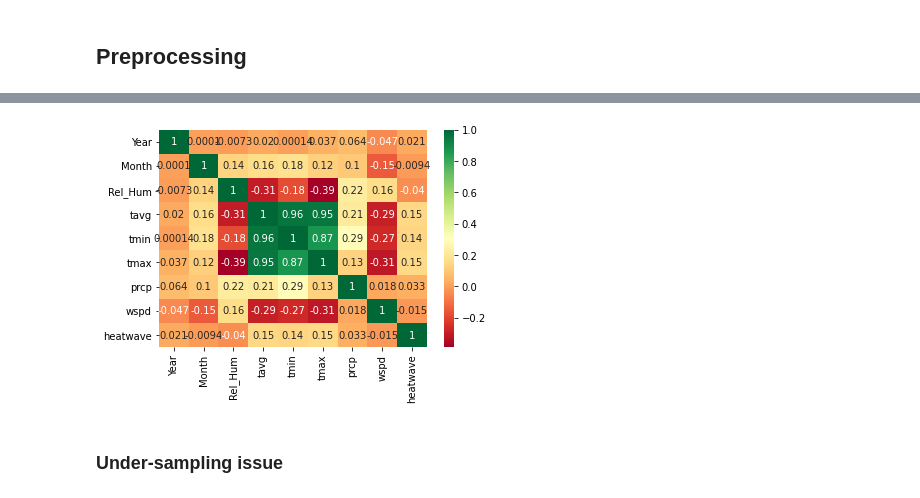
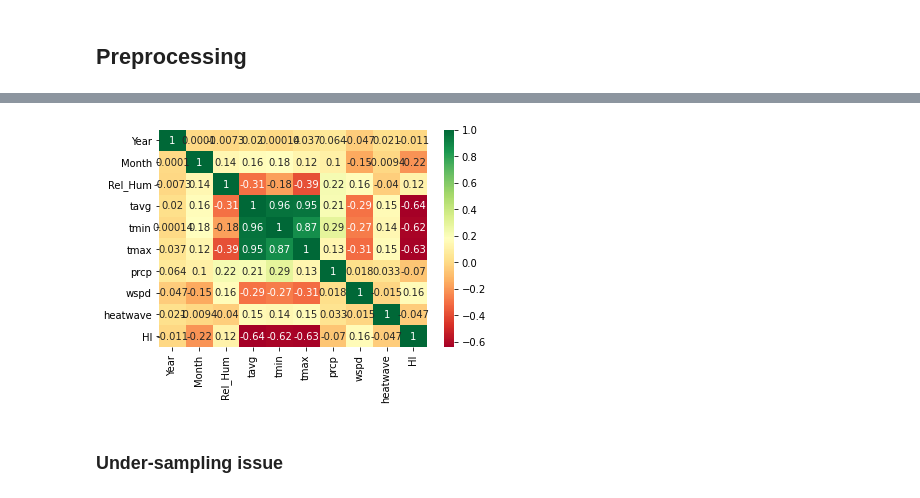
Before and after one commit to ziyue16/KUL_MDA, a Jupyter notebook: scripts/1-Predict Heat Waves.ipynb, the cells around one changed output, grey strips where cells are left out. Saved outputs shown, nothing was run; the diff lists cells and outputs as text; code cells hidden in the pictures.

```diff
--- a/scripts/1-Predict Heat Waves.ipynb
+++ b/scripts/1-Predict Heat Waves.ipynb
@@ -363,9 +363,9 @@ memory usage: 4.0+ MB
 final = final.dropna(axis=0, how='any')
 # %%
 g=sns.heatmap(final[['Year', 'Country', 'Month', 'Region', 'Rel_Hum', 'tavg', 'tmin','tmax','prcp','wspd','heatwave'
-       ]].corr(),cmap='RdYlGn',annot=True)
+                     ,'HI']].corr(),cmap='RdYlGn',annot=True)
 # %% [output]
-[figure, old version]
+[figure, new version]
 # %% [markdown]
 ### Under-sampling issue
 # %%
```
Also changed, not shown: parts of 24 cells of this notebook.
